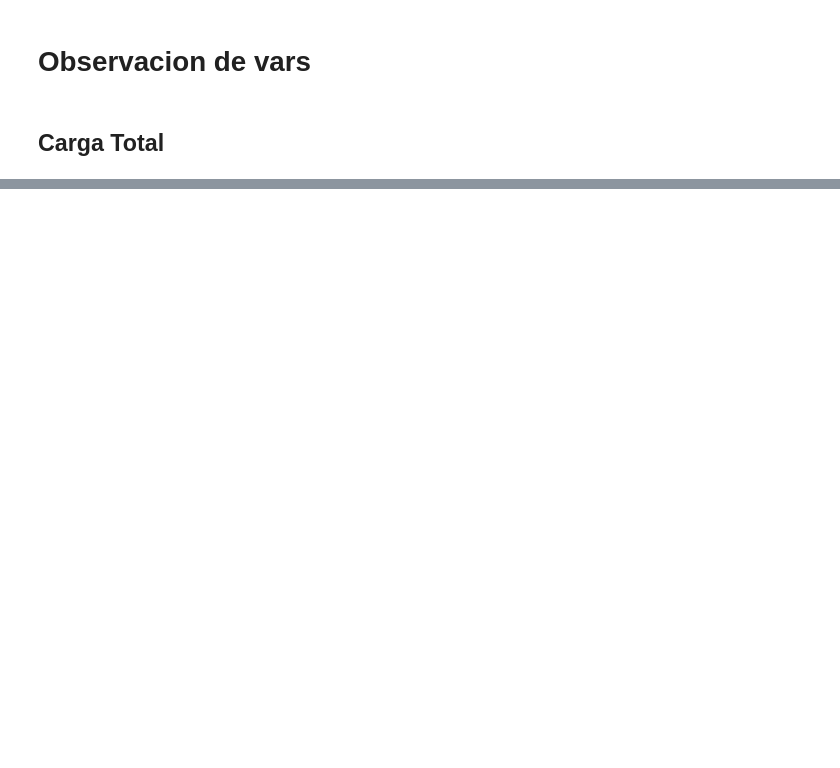
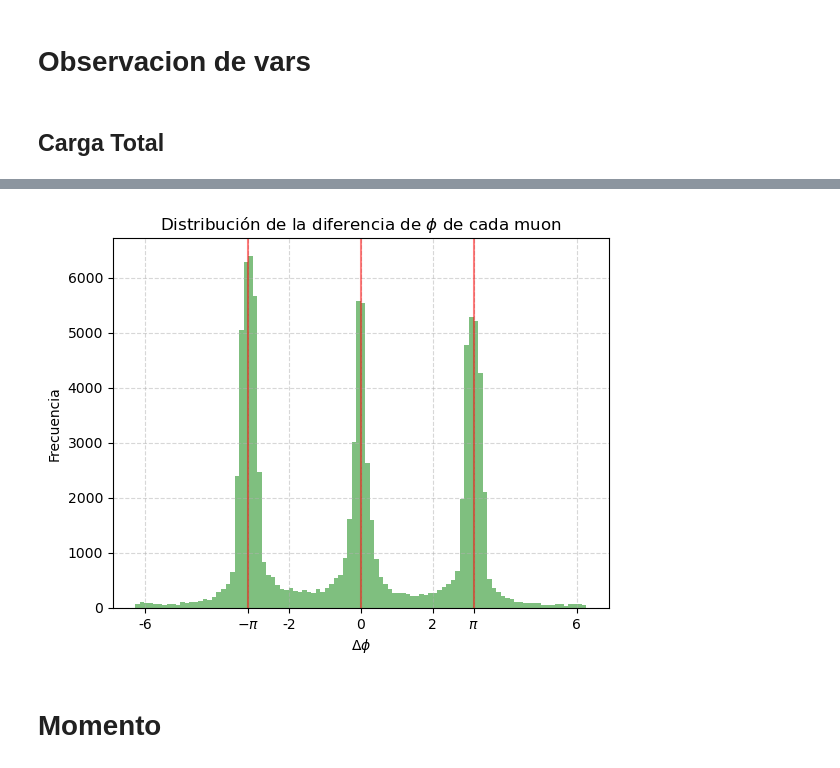
Before and after one commit to ProgramasParaFisicaDeParticulas/blindsampleanalysiswithcsv9-Art-999, a Jupyter notebook: Sample_desconocida.ipynb, the cells around one changed output, grey strips where cells are left out. Cells and saved outputs as stored; diff of their text form; code cells hidden in the pictures; blank space fills up the shorter version.

```diff
--- a/Sample_desconocida.ipynb
+++ b/Sample_desconocida.ipynb
@@ -106,0 +136,29 @@ plt.show()
+# %%
+delta_phi = corte_G['phi1'] - corte_G['phi2']
+
+plt.hist(delta_phi, bins=100, alpha=0.5, color='green')
+plt.xlabel(r'$\Delta \phi$')
+plt.ylabel("Frecuencia")
+plt.title(r"Distribución de la diferencia de $\phi$ de cada muon")
+
+# Add vertical lines
+plt.axvline(x=np.pi, alpha=0.5, color='red')
+plt.axvline(x=-np.pi, alpha=0.5, color='red')
+plt.axvline(x=0, alpha=0.5, color='red')
+
+# Get current ticks and add the special ones
+current_xticks = [-6, -2, 0, 2, 6]
+special_xticks = [-np.pi, 0, np.pi]  # Ticks to highlight
+all_xticks = sorted(set(current_xticks + special_xticks))  # Combine and remove duplicates
+
+
+# Set all ticks (black), then overwrite special ones (red)
+plt.xticks(all_xticks, ['-6', r'$-\pi$', '-2', '0', '2', r'$\pi$', '6'])  # First, apply all ticks
+
+plt.grid(True, linestyle='--', alpha=0.5)
+plt.savefig("deltaphi_distribution_ini.png", dpi=300, bbox_inches='tight')
+plt.show()
+# %% [output]
+[figure, added]
+# %% [markdown]
+# Momento
```
Also changed, not shown: parts of 20 cells of this notebook.
